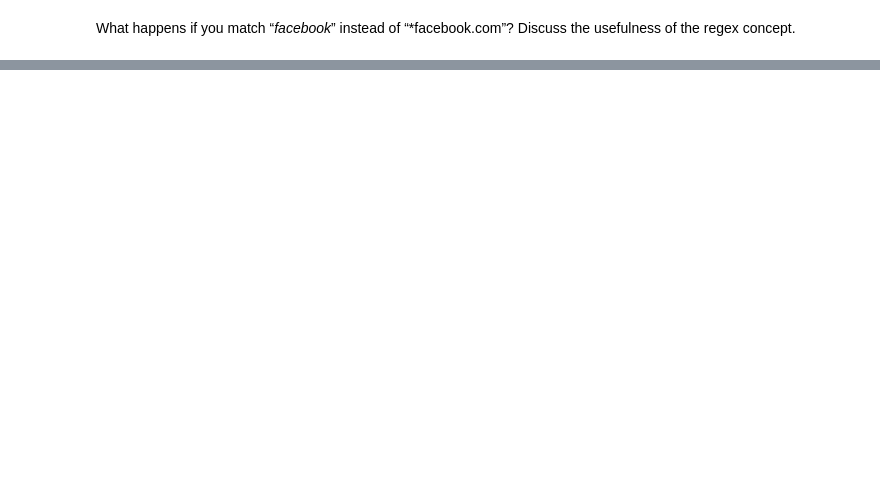
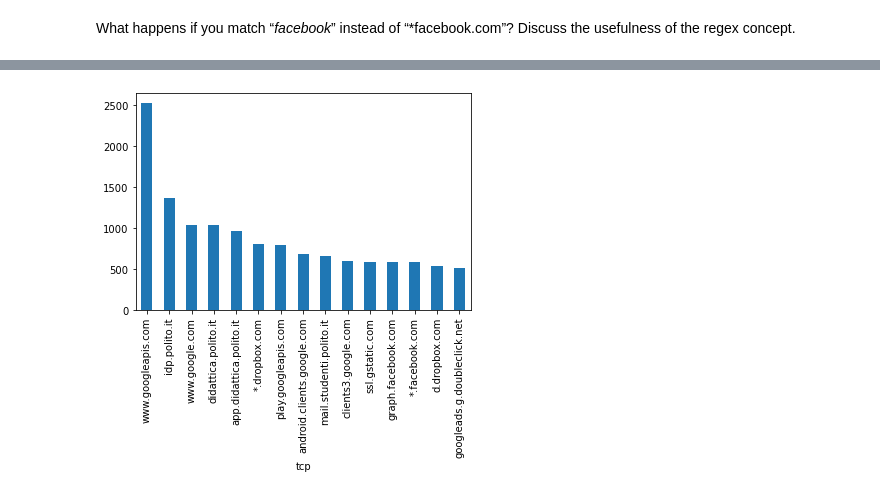
Before and after one commit to AlessioFerra/NML_Group4, a Jupyter notebook: Lab04.ipynb, the cells around one changed output, grey strips where cells are left out. Drawn from its saved outputs; the diff is of its cells as text; code cells hidden in the pictures; blank space fills up the shorter version.

```diff
--- a/Lab04.ipynb
+++ b/Lab04.ipynb
@@ -107,0 +119,28 @@ of TCP connections? Plot them as a barplot, ordered by decreasing number of TCP
+# %%
+# 15 most used services in general
+# Group and plot
+# dataf = dataf.groupby(['http_hostname:131']).size()
+# fb_service
+# barplot = dataf.sort_values(ascending=False).head(15).plot(kind='bar')
+
+# 15 most used TCP services in general
+# Group and plot
+def find_TCP(row):
+    string = '-'
+    if string not in row['http_hostname:131']:
+        return row['http_hostname:131']
+    elif string not in row['fqdn:127']:
+        return row['fqdn:127']
+    elif string not in row['c_tls_SNI:116']:
+        return row['c_tls_SNI:116']
+    elif string not in row['s_tls_SCN:117']:
+        return row['s_tls_SCN:117']
+
+top15 = pd.DataFrame()
+top15['tcp'] = dataf.apply(find_TCP, axis=1)
+# top15
+# %%
+top15_all = top15.groupby(['tcp']).size()
+barplot = top15_all.sort_values(ascending=False).head(15).plot(kind='bar')
+# %% [output]
+[figure, added]
```
Also changed, not shown: parts of 13 cells of this notebook, 2 other files.
